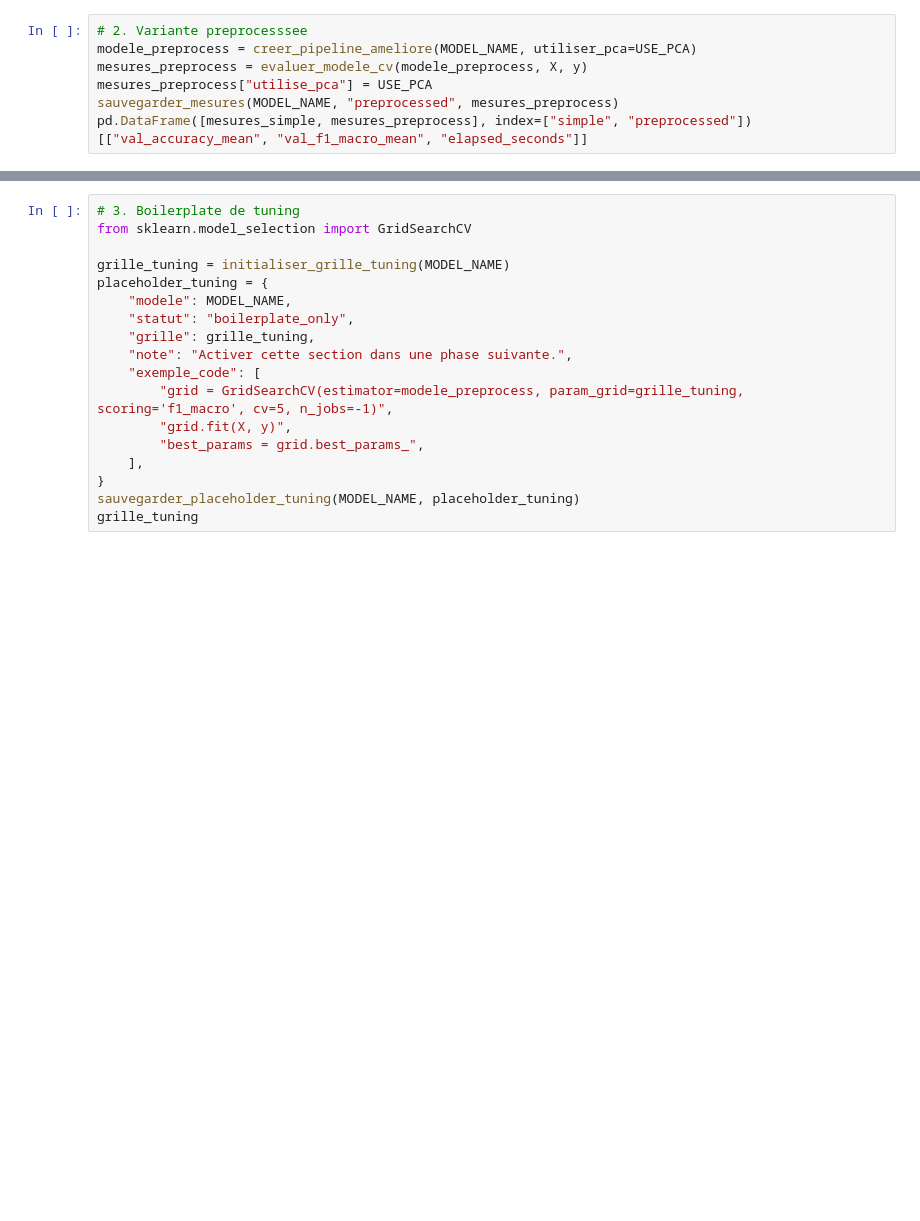
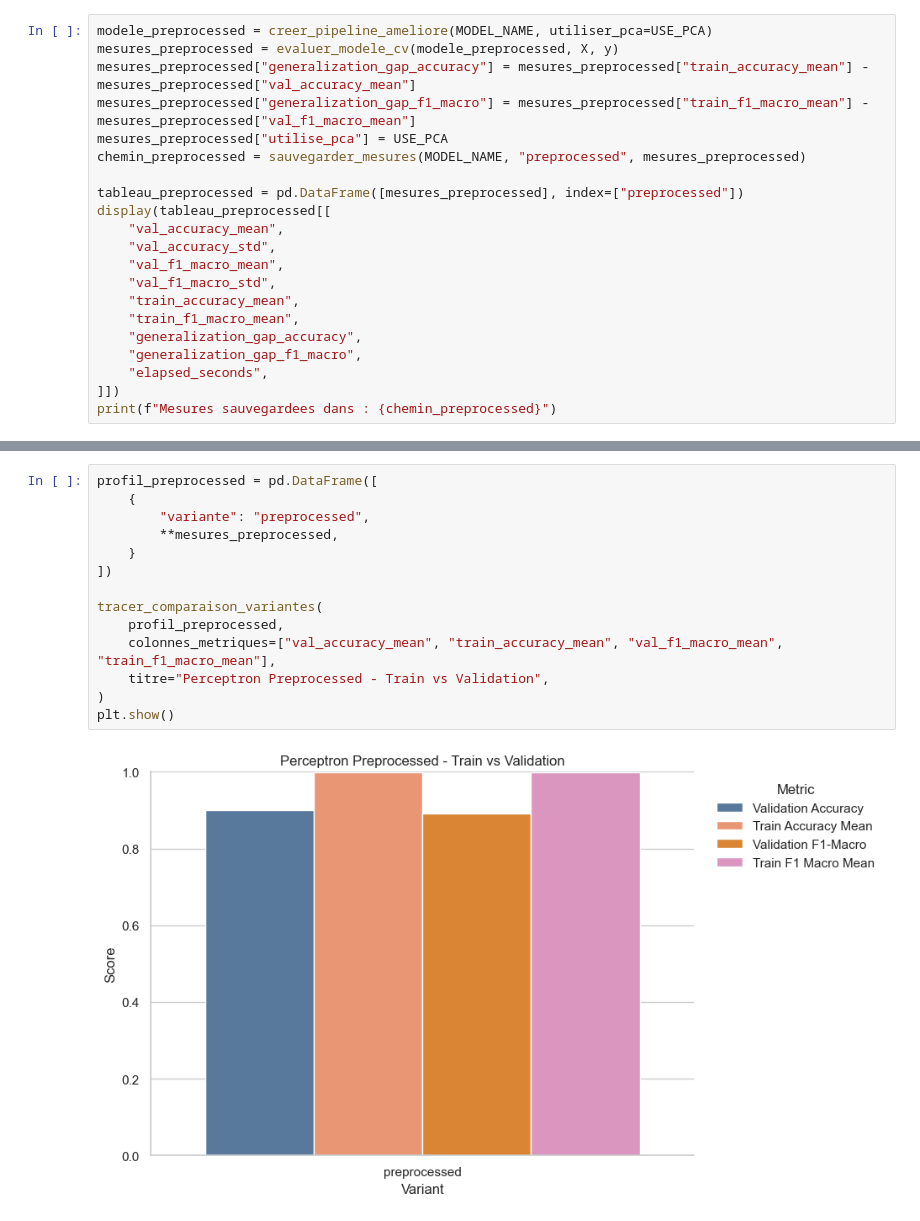
Before and after one commit to Mouloud08/leaf-classification-ml, a Jupyter notebook: notebooks/02_Modele_Perceptron.ipynb, the cells around one changed output, grey strips where cells are left out. Drawn from its saved outputs; the diff is of its cells as text; blank space fills up the shorter version.

```diff
--- a/notebooks/02_Modele_Perceptron.ipynb
+++ b/notebooks/02_Modele_Perceptron.ipynb
@@ -33,7 +179,21 @@ pd.DataFrame([mesures_simple], index=["simple"])
 # %%
-# 2. Variante preprocesssee
-modele_preprocess = creer_pipeline_ameliore(MODEL_NAME, utiliser_pca=USE_PCA)
-mesures_preprocess = evaluer_modele_cv(modele_preprocess, X, y)
-mesures_preprocess["utilise_pca"] = USE_PCA
-sauvegarder_mesures(MODEL_NAME, "preprocessed", mesures_preprocess)
-pd.DataFrame([mesures_simple, mesures_preprocess], index=["simple", "preprocessed"])[["val_accuracy_mean", "val_f1_macro_mean", "elapsed_seconds"]]
+modele_preprocessed = creer_pipeline_ameliore(MODEL_NAME, utiliser_pca=USE_PCA)
+mesures_preprocessed = evaluer_modele_cv(modele_preprocessed, X, y)
+mesures_preprocessed["generalization_gap_accuracy"] = mesures_preprocessed["train_accuracy_mean"] - mesures_preprocessed["val_accuracy_mean"]
+mesures_preprocessed["generalization_gap_f1_macro"] = mesures_preprocessed["train_f1_macro_mean"] - mesures_preprocessed["val_f1_macro_mean"]
+mesures_preprocessed["utilise_pca"] = USE_PCA
+chemin_preprocessed = sauvegarder_mesures(MODEL_NAME, "preprocessed", mesures_preprocessed)
+
+tableau_preprocessed = pd.DataFrame([mesures_preprocessed], index=["preprocessed"])
+display(tableau_preprocessed[[
+    "val_accuracy_mean",
+    "val_accuracy_std",
+    "val_f1_macro_mean",
+    "val_f1_macro_std",
+    "train_accuracy_mean",
+    "train_f1_macro_mean",
+    "generalization_gap_accuracy",
+    "generalization_gap_f1_macro",
+    "elapsed_seconds",
+]])
+print(f"Mesures sauvegardees dans : {chemin_preprocessed}")
@@ -40,18 +204,16 @@ pd.DataFrame([mesures_simple, mesures_preprocess], index=["simple", "preprocesse
-# %%
-# 3. Boilerplate de tuning
-from sklearn.model_selection import GridSearchCV
-
-grille_tuning = initialiser_grille_tuning(MODEL_NAME)
-placeholder_tuning = {
-    "modele": MODEL_NAME,
-    "statut": "boilerplate_only",
-    "grille": grille_tuning,
-    "note": "Activer cette section dans une phase suivante.",
-    "exemple_code": [
-        "grid = GridSearchCV(estimator=modele_preprocess, param_grid=grille_tuning, scoring='f1_macro', cv=5, n_jobs=-1)",
-        "grid.fit(X, y)",
-        "best_params = grid.best_params_",
-    ],
-}
-sauvegarder_placeholder_tuning(MODEL_NAME, placeholder_tuning)
-grille_tuning
+# %%
+profil_preprocessed = pd.DataFrame([
+    {
+        "variante": "preprocessed",
+        **mesures_preprocessed,
+    }
+])
+
+tracer_comparaison_variantes(
+    profil_preprocessed,
+    colonnes_metriques=["val_accuracy_mean", "train_accuracy_mean", "val_f1_macro_mean", "train_f1_macro_mean"],
+    titre="Perceptron Preprocessed - Train vs Validation",
+)
+plt.show()
+# %% [output]
+[figure, added]
```
Also changed, not shown: parts of 29 cells of this notebook, 3 other files.
